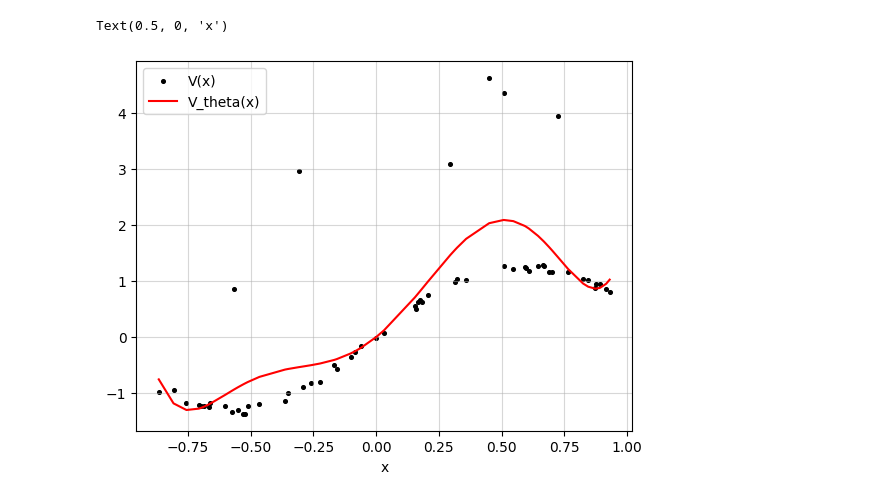
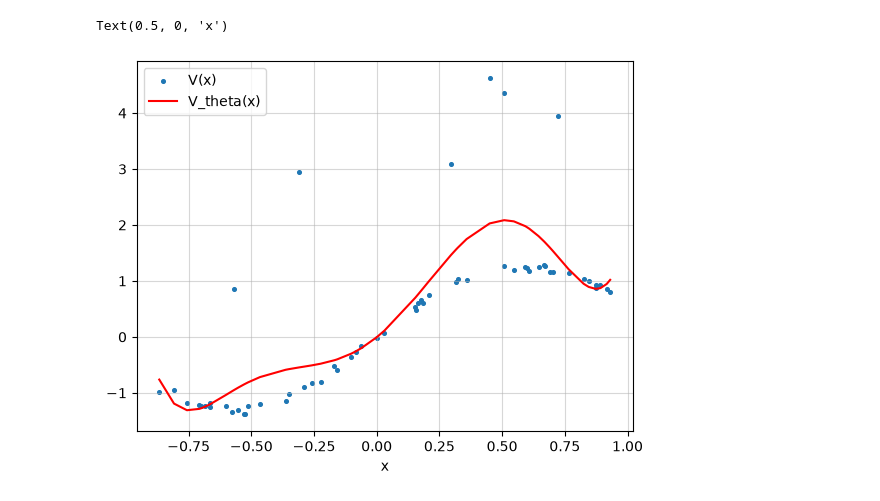
Before and after one commit to Deuter1um/OptimCW26_27, a Jupyter notebook: notebooks/part1.ipynb, the cells around one changed output. Cells and saved outputs as stored; diff of their text form; code cells hidden in the pictures.

```diff
--- a/notebooks/part1.ipynb
+++ b/notebooks/part1.ipynb
@@ -35,16 +35,16 @@ $\displaystyle \theta=\begin{bmatrix}0.367 & 1.501 & 0.208 & -1.596 & 0.305 & -0
 # %%
 v_estimate_vec = np.array([part1_utils.V_estimate(theta, x) for x in X])
 
-plt.scatter(X, Y, label="V(x)", color="black", s=7)
+plt.scatter(X, Y, label="V(x)", s=7)
 plt.plot(X, v_estimate_vec, label="V_theta(x)", color="red")
 
 plt.legend()
 plt.grid(alpha=0.5)
 plt.xlabel("x")
 # plt.title("Least squares estimation versus ground truth")
 # %% [output]
 Text(0.5, 0, 'x')
-[figure, old version]
+[figure, new version]
 # %%
 res = A @ theta - Y
 
```
Also changed, not shown: parts of 3 cells of this notebook.
